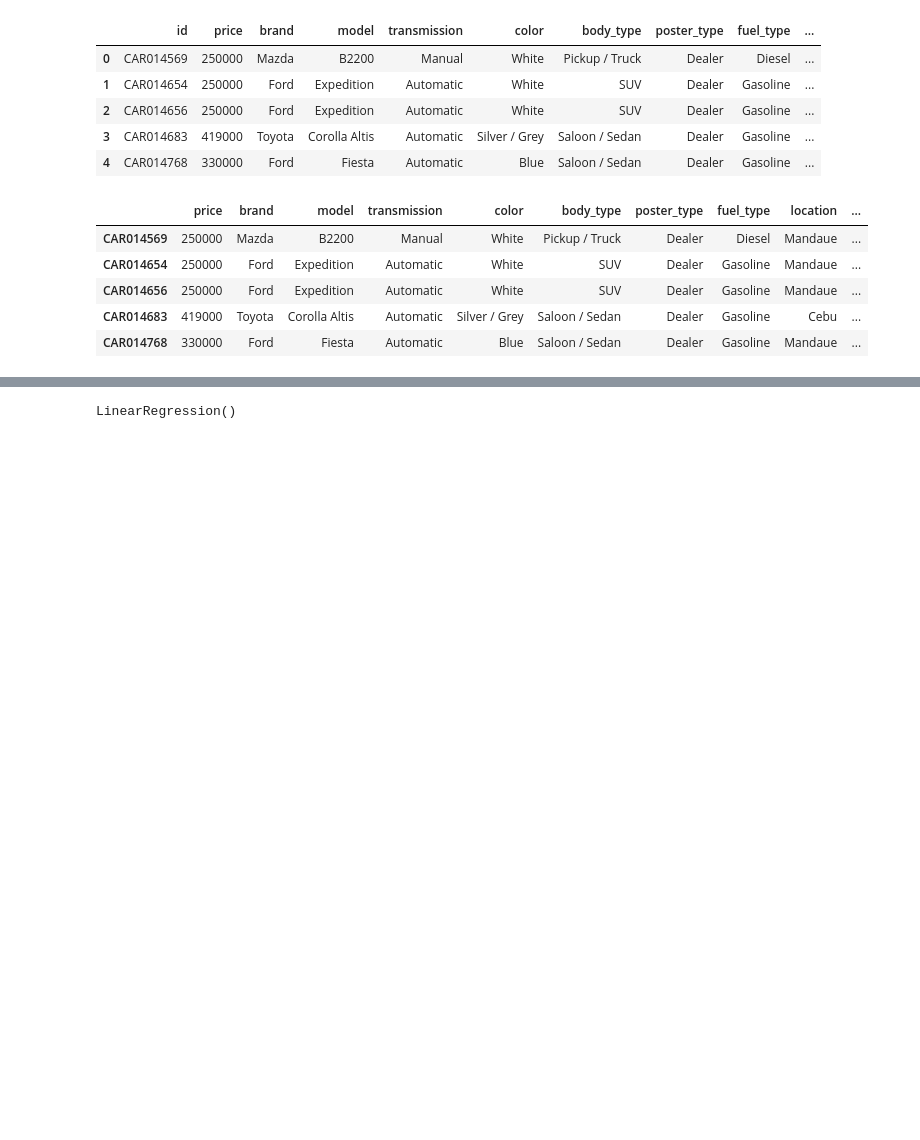
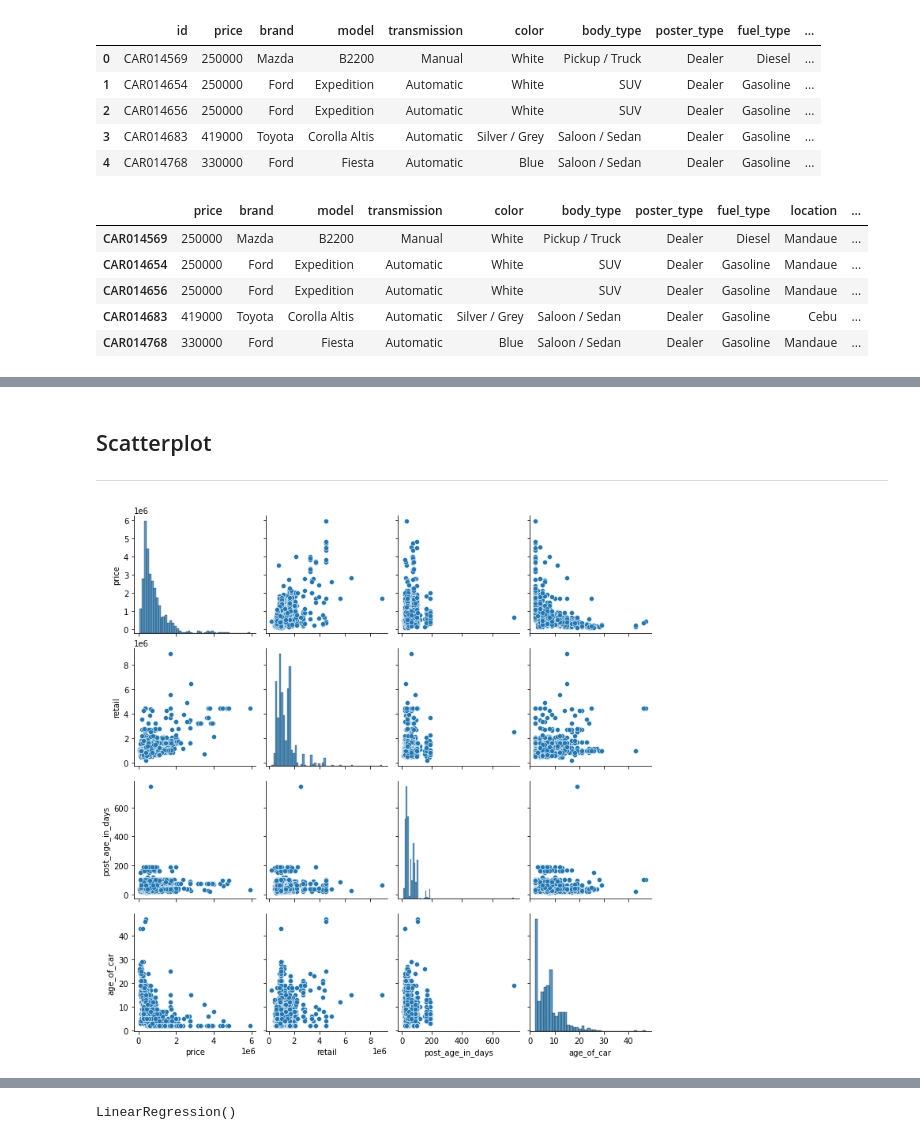
Before and after one commit to kaizerxcx/SecondHandCarsCebu, a Jupyter notebook: CarProject.ipynb, the cells around one changed output, grey strips where cells are left out. Drawn from its saved outputs; the diff is of its cells as text; code cells hidden in the pictures; blank space fills up the shorter version.

```diff
--- a/CarProject.ipynb
+++ b/CarProject.ipynb
@@ -517,0 +357,10 @@ final_df=total_merge.copy()
+# %% [markdown]
+## Scatterplot
+***
+# %%
+# Scatter plot for numerical features
+num_features = ['price', 'retail', 'post_age_in_days', 'age_of_car']
+sns.pairplot(total_merge[num_features], size = 2.5)
+plt.show();
+# %% [output]
+[figure, added]
```
Also changed, not shown: parts of 100 cells of this notebook.
